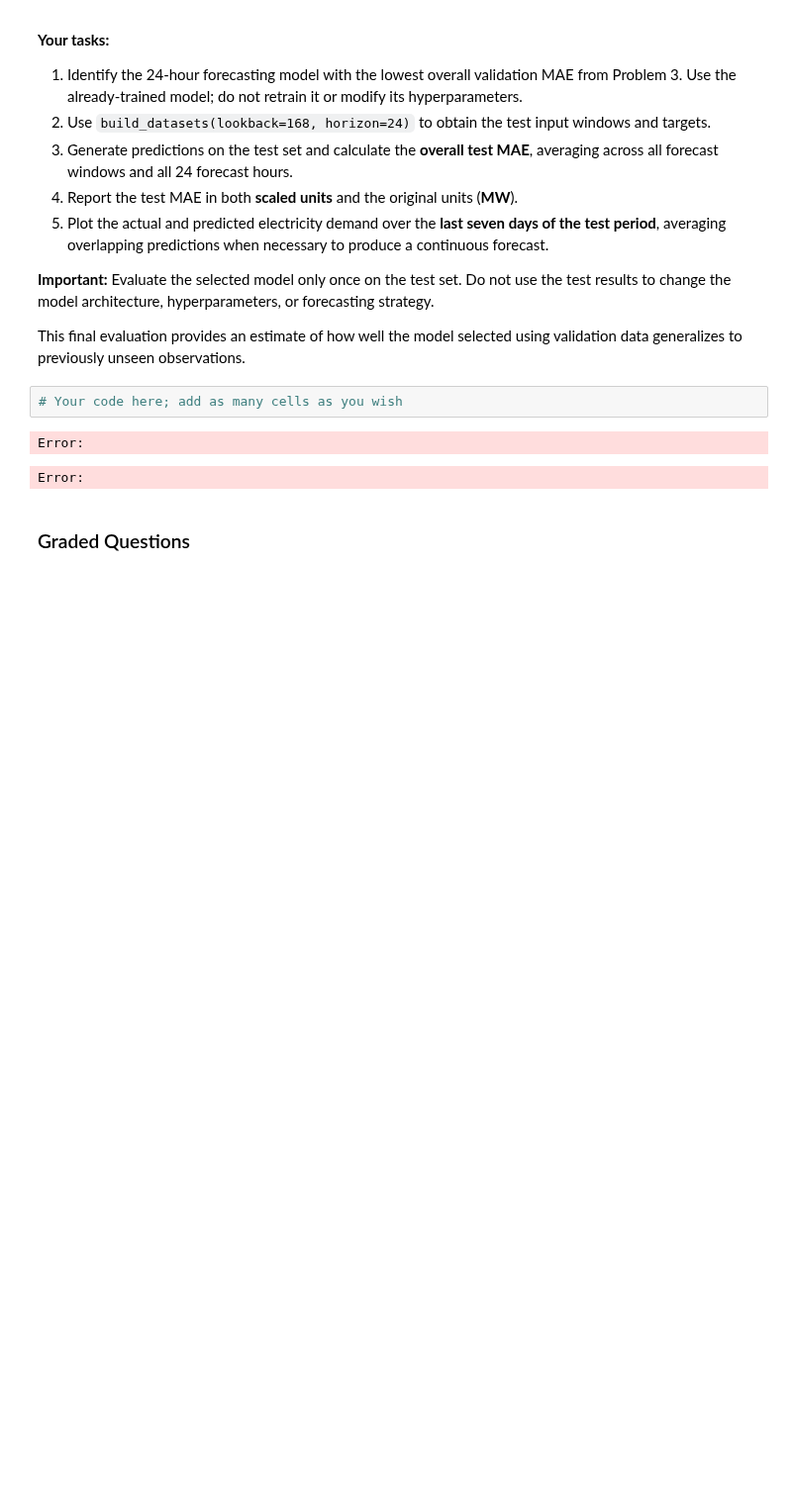
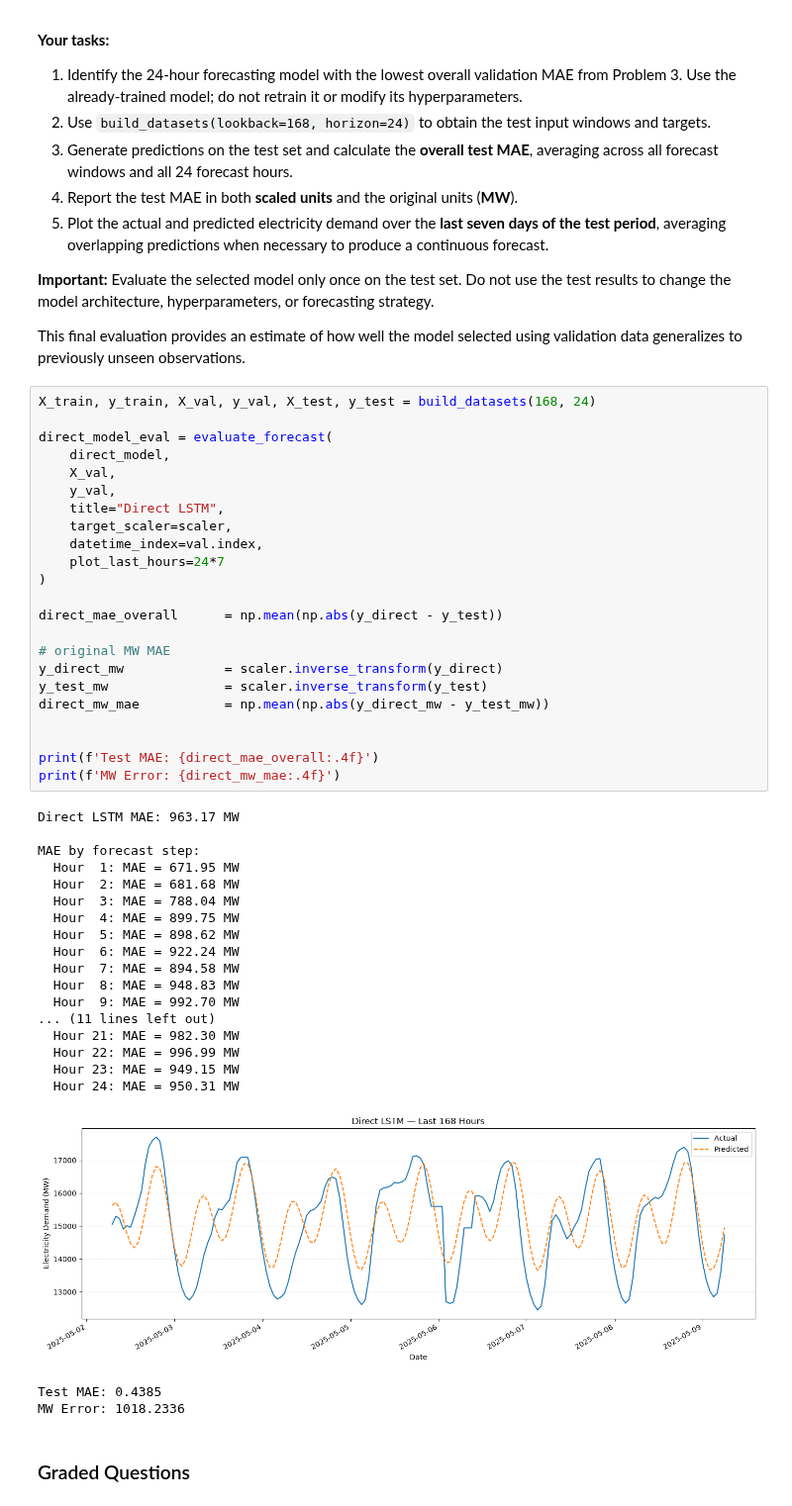
Before and after one commit to aidandig/DX703-HW, a Jupyter notebook: Homework_08.ipynb, the cells around one changed output. Shown at 99% size. Saved outputs shown, nothing was run; the diff lists cells and outputs as text; blank space fills up the shorter version.

```diff
--- a/Homework_08.ipynb
+++ b/Homework_08.ipynb
@@ -1094,10 +1134,49 @@ In Problem 3, we compared direct and autoregressive 24-hour forecasting. We will
 
 This final evaluation provides an estimate of how well the model selected using validation data generalizes to previously unseen observations.
 # %%
-# Your code here; add as many cells as you wish
+X_train, y_train, X_val, y_val, X_test, y_test = build_datasets(168, 24)
+
+direct_model_eval = evaluate_forecast(
+    direct_model,
+    X_val,
+    y_val,
+    title="Direct LSTM",
+    target_scaler=scaler,
+    datetime_index=val.index,
+    plot_last_hours=24*7
+)
+
+direct_mae_overall      = np.mean(np.abs(y_direct - y_test))
+
+# original MW MAE
+y_direct_mw             = scaler.inverse_transform(y_direct)
+y_test_mw               = scaler.inverse_transform(y_test)
+direct_mw_mae           = np.mean(np.abs(y_direct_mw - y_test_mw))
+
+
+print(f'Test MAE: {direct_mae_overall:.4f}')
+print(f'MW Error: {direct_mw_mae:.4f}')
 # %% [output]
-Error:
+Direct LSTM MAE: 963.17 MW
+
+MAE by forecast step:
+  Hour  1: MAE = 671.95 MW
+  Hour  2: MAE = 681.68 MW
+  Hour  3: MAE = 788.04 MW
+  Hour  4: MAE = 899.75 MW
+  Hour  5: MAE = 898.62 MW
+  Hour  6: MAE = 922.24 MW
+  Hour  7: MAE = 894.58 MW
+  Hour  8: MAE = 948.83 MW
+  Hour  9: MAE = 992.70 MW
+... (11 lines left out)
+  Hour 21: MAE = 982.30 MW
+  Hour 22: MAE = 996.99 MW
+  Hour 23: MAE = 949.15 MW
+  Hour 24: MAE = 950.31 MW
+[figure, added]
-Error:
+Test MAE: 0.4385
+MW Error: 1018.2336
 # %% [markdown]
 ### Graded Questions
 # %%
```
Also changed, not shown: parts of 13 cells of this notebook.
